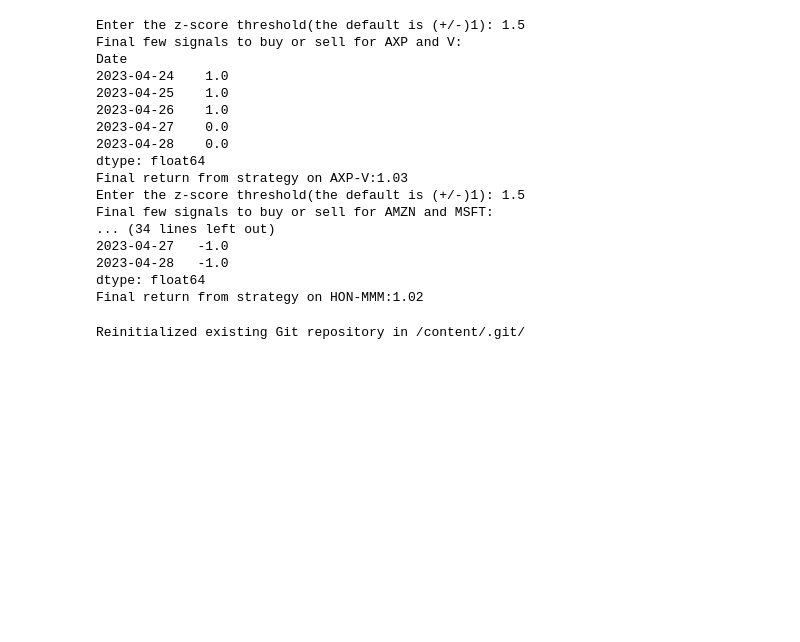
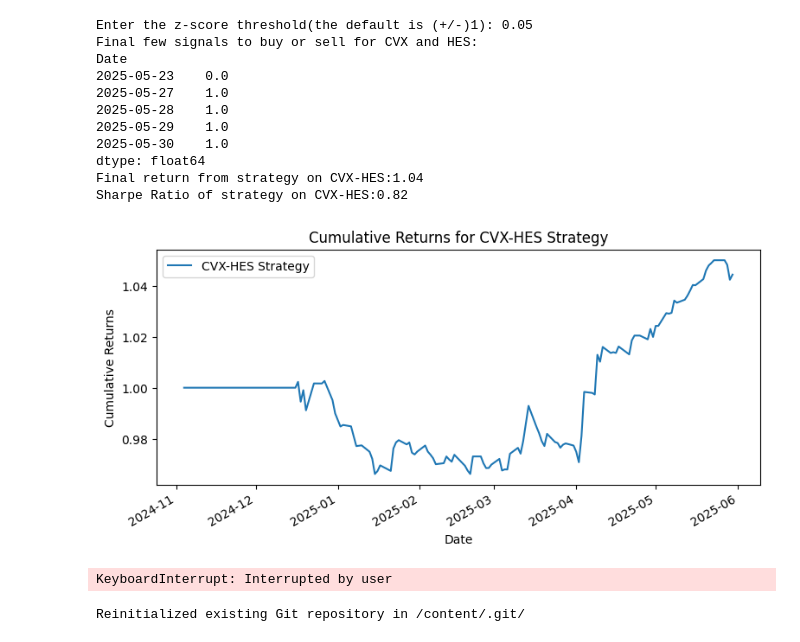
Before and after one commit to dgiri4132/pairs_trading_strategy-zscore, a Jupyter notebook: Pairs_trading_Stratedy_using_zscore.ipynb, the cells around one changed output. Cells and saved outputs as stored; diff of their text form; code cells hidden in the pictures; blank space fills up the shorter version.

Commit message:
-Added plots and Sharpe Ratio metrics

```diff
--- a/Pairs_trading_Stratedy_using_zscore.ipynb
+++ b/Pairs_trading_Stratedy_using_zscore.ipynb
@@ -10,32 +10,33 @@ def get_company_name(ticker):
     return None
 option_for_index={'S&P500':'^GSPC','NASDAQ-100':'^NDX','Dow Jones':'^DJI','FTSE 100':'FTSE','Nikkei 225':'^N225','DAX':'^GDAXI','CAC 40':'^FCHI'}
 while True:
-  chosen_index=input(f'Choose anyone of the index from indexes below:{','.join(option_for_index.keys())} ').strip()
-  if chosen_index in option_for_index:
+  chosen_index_key=input(f"Choose anyone of the index from indexes below:{','.join(option_for_index.keys())} ").strip()
+  if chosen_index_key in option_for_index:
+    chosen_index = option_for_index[chosen_index_key]
     break
   else:
     print('Invalid index. Please try again.')
 def index_tickers(chosen_index):
   try:
-    if chosen_index=="S&P500":
+    if chosen_index=="^GSPC":
       df = pd.read_html('https://en.wikipedia.org/wiki/List_of_S%26P_500_companies')[0]
       return df['Symbol'].tolist()
-    elif chosen_index=='NASDAQ-100':
+    elif chosen_index=='^NDX':
       df=pd.read_html('https://en.wikipedia.org/wiki/NASDAQ-100')[4]
       return df['Ticker'].tolist()
-    elif chosen_index=='Dow Jones':
+    elif chosen_index=='^DJI':
       df=pd.read_html('https://en.wikipedia.org/wiki/Dow_Jones_Industrial_Average')[2]
       return df['Symbol'].tolist()
-    elif chosen_index=='FTSE 100':
+    elif chosen_index=='FTSE':
       df=pd.read_html('https://en.wikipedia.org/wiki/FTSE_100_Index')[4]
       return df['EPIC'].tolist()
-    elif chosen_index=='Nikkei 225':
+    elif chosen_index=='^N225':
       df=pd.read_html('https://en.wikipedia.org/wiki/Nikkei_225')[2]
       return df['Ticker'].tolist()
-    elif chosen_index=='DAX':
+    elif chosen_index=='^GDAXI':
       df=pd.read_html('https://en.wikipedia.org/wiki/DAX')[2]
       return df['Ticker Symbol'].tolist()
-    elif chosen_index=='CAC 40':
+    elif chosen_index=='^FCHI':
       df=pd.read_html('https://en.wikipedia.org/wiki/CAC_40')[1]
       return df['Ticker'].tolist()
     else:
@@ -107,48 +97,60 @@ dtype: float64
 # %%
+import matplotlib.pyplot as plt
+import numpy as np
 def calculate_zscore(spread,window=30):
   rolling_mean=spread.rolling(window=window).mean()
   rolling_std=spread.rolling(window=window).std()
   zscore=(spread-rolling_mean)/rolling_std
   return zscore
 def signals(zscore, threshold=1):
   signal=pd.Series(index=zscore.index,dtype='float64')
   signal[zscore>threshold]=-1
   signal[zscore<-threshold]=1
   signal[(zscore<=threshold)&(zscore>=-threshold)]=0
   return signal.ffill().fillna(0)
 for i in top_pairs.index:
   stock_1,stock_2=i
   stock_1_norm=data[stock_1]/data[stock_1].iloc[0]
   stock_2_norm=data[stock_2]/data[stock_2].iloc[0]
   spread=stock_1_norm-stock_2_norm
   zscore=calculate_zscore(spread,window=30)
   threshold=float(input(f'Enter the z-score threshold(the default is (+/-)1): ').strip())
   signals_df=signals(zscore, threshold)
   print(f'Final few signals to buy or sell for {stock_1} and {stock_2}:')
   print(signals_df.tail(5))
   #Backtesting according to the signal
   spread_returns=returns[stock_1]-returns[stock_2]
   strategy_returns=signals_df.shift(1)*spread_returns
   cumilative_returns=(1+strategy_returns).cumprod()
   print(f'Final return from strategy on {stock_1}-{stock_2}:{cumilative_returns.iloc[-1]:.2f}')
+  rf_daily=0.03/252
+  excess_returns=strategy_returns-rf_daily
+  if excess_returns.std()!=0:
+    sharpe_ratio=excess_returns.mean()/excess_returns.std()*np.sqrt(252)
+  else:
+    sharpe_ratio=np.nan
+  print(f'Sharpe Ratio of strategy on {stock_1}-{stock_2}:{sharpe_ratio:.2f}')
+  plt.figure(figsize=(9,4))
+  cumilative_returns.plot(label=f'{stock_1}-{stock_2} Strategy')
+  plt.title(f'Cumulative Returns for {stock_1}-{stock_2} Strategy')
+  plt.xlabel('Date')
+  plt.ylabel('Cumulative Returns')
+  plt.legend()
+  plt.show()
 # %% [output]
-Enter the z-score threshold(the default is (+/-)1): 1.5
-Final few signals to buy or sell for AXP and V:
+Enter the z-score threshold(the default is (+/-)1): 0.05
+Final few signals to buy or sell for CVX and HES:
 Date
-2023-04-24    1.0
-2023-04-25    1.0
-2023-04-26    1.0
-2023-04-27    0.0
-2023-04-28    0.0
+2025-05-23    0.0
+2025-05-27    1.0
+2025-05-28    1.0
+2025-05-29    1.0
+2025-05-30    1.0
 dtype: float64
-Final return from strategy on AXP-V:1.03
-Enter the z-score threshold(the default is (+/-)1): 1.5
-Final few signals to buy or sell for AMZN and MSFT:
-... (34 lines left out)
-2023-04-27   -1.0
-2023-04-28   -1.0
-dtype: float64
-Final return from strategy on HON-MMM:1.02
+Final return from strategy on CVX-HES:1.04
+Sharpe Ratio of strategy on CVX-HES:0.82
+[figure, added]
+KeyboardInterrupt: Interrupted by user
 # %%
 !git init
 !git config --global user.email "darshangiri785@gmail.com"
```
Also changed, not shown: parts of 1 cell of this notebook.
